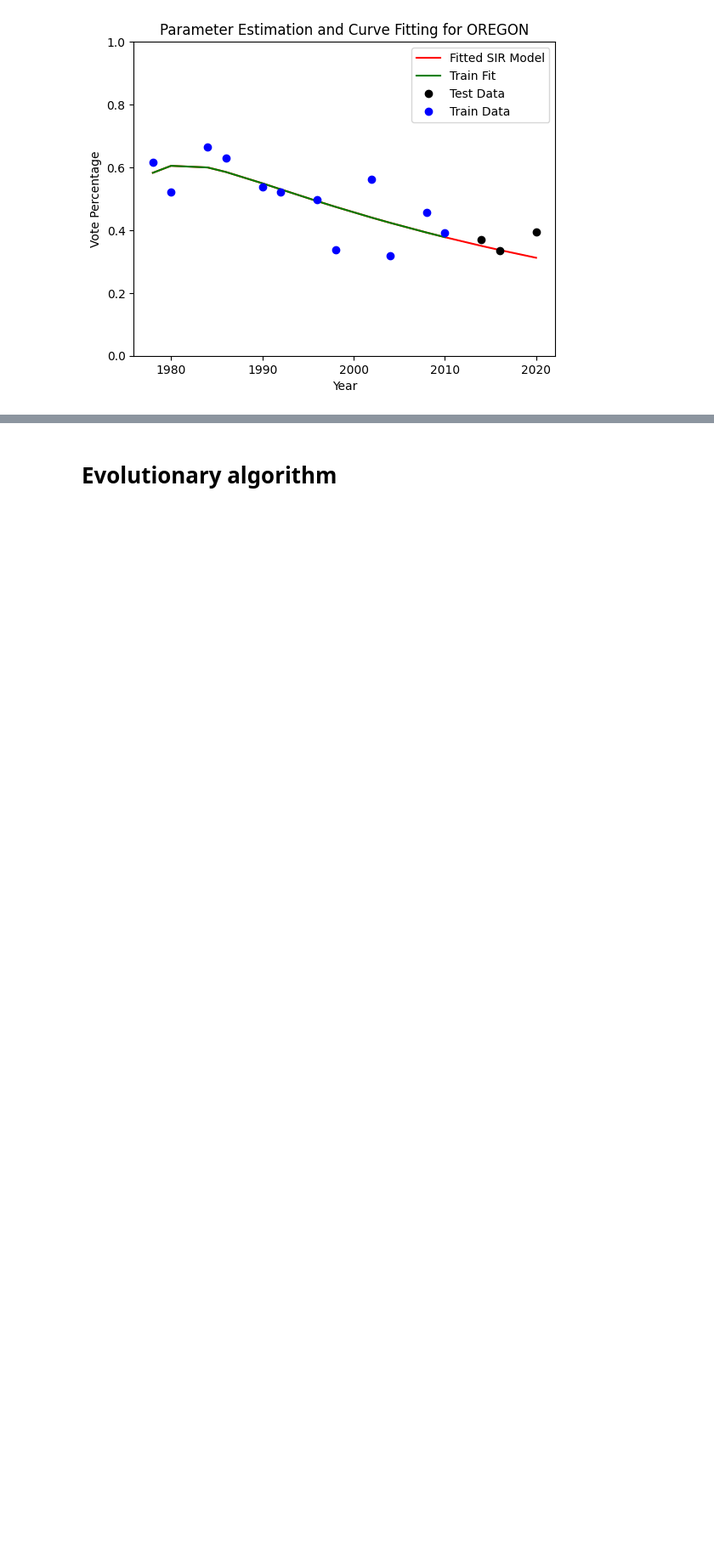
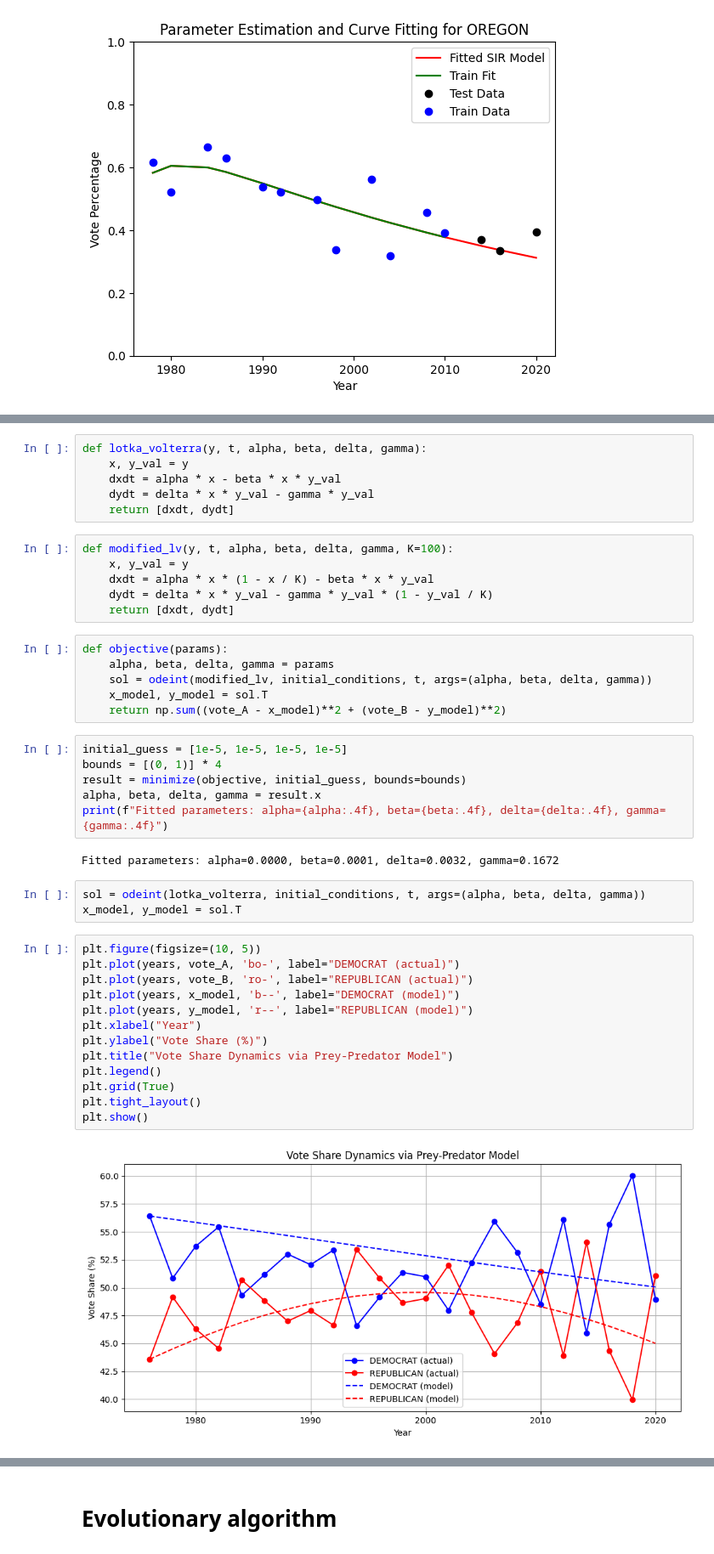
Before and after one commit to alanroyce20102003/bt5240, a Jupyter notebook: main.ipynb, the cells around one changed output, grey strips where cells are left out. Shown at 85% size. Drawn from its saved outputs; the diff is of its cells as text; blank space fills up the shorter version.

```diff
--- a/main.ipynb
+++ b/main.ipynb
@@ -257,0 +367,44 @@ plt.show()
+# %%
+def lotka_volterra(y, t, alpha, beta, delta, gamma):
+    x, y_val = y
+    dxdt = alpha * x - beta * x * y_val
+    dydt = delta * x * y_val - gamma * y_val
+    return [dxdt, dydt]
+# %%
+def modified_lv(y, t, alpha, beta, delta, gamma, K=100):
+    x, y_val = y
+    dxdt = alpha * x * (1 - x / K) - beta * x * y_val
+    dydt = delta * x * y_val - gamma * y_val * (1 - y_val / K)
+    return [dxdt, dydt]
+# %%
+def objective(params):
+    alpha, beta, delta, gamma = params
+    sol = odeint(modified_lv, initial_conditions, t, args=(alpha, beta, delta, gamma))
+    x_model, y_model = sol.T
+    return np.sum((vote_A - x_model)**2 + (vote_B - y_model)**2)
+# %%
+initial_guess = [1e-5, 1e-5, 1e-5, 1e-5]
+bounds = [(0, 1)] * 4
+result = minimize(objective, initial_guess, bounds=bounds)
+alpha, beta, delta, gamma = result.x
+print(f"Fitted parameters: alpha={alpha:.4f}, beta={beta:.4f}, delta={delta:.4f}, gamma={gamma:.4f}")
+# %% [output]
+Fitted parameters: alpha=0.0000, beta=0.0001, delta=0.0032, gamma=0.1672
+# %%
+sol = odeint(lotka_volterra, initial_conditions, t, args=(alpha, beta, delta, gamma))
+x_model, y_model = sol.T
+# %%
+plt.figure(figsize=(10, 5))
+plt.plot(years, vote_A, 'bo-', label="DEMOCRAT (actual)")
+plt.plot(years, vote_B, 'ro-', label="REPUBLICAN (actual)")
+plt.plot(years, x_model, 'b--', label="DEMOCRAT (model)")
+plt.plot(years, y_model, 'r--', label="REPUBLICAN (model)")
+plt.xlabel("Year")
+plt.ylabel("Vote Share (%)")
+plt.title("Vote Share Dynamics via Prey-Predator Model")
+plt.legend()
+plt.grid(True)
+plt.tight_layout()
+plt.show()
+# %% [output]
+[figure, added]
```
Also changed, not shown: parts of 56 cells of this notebook.
